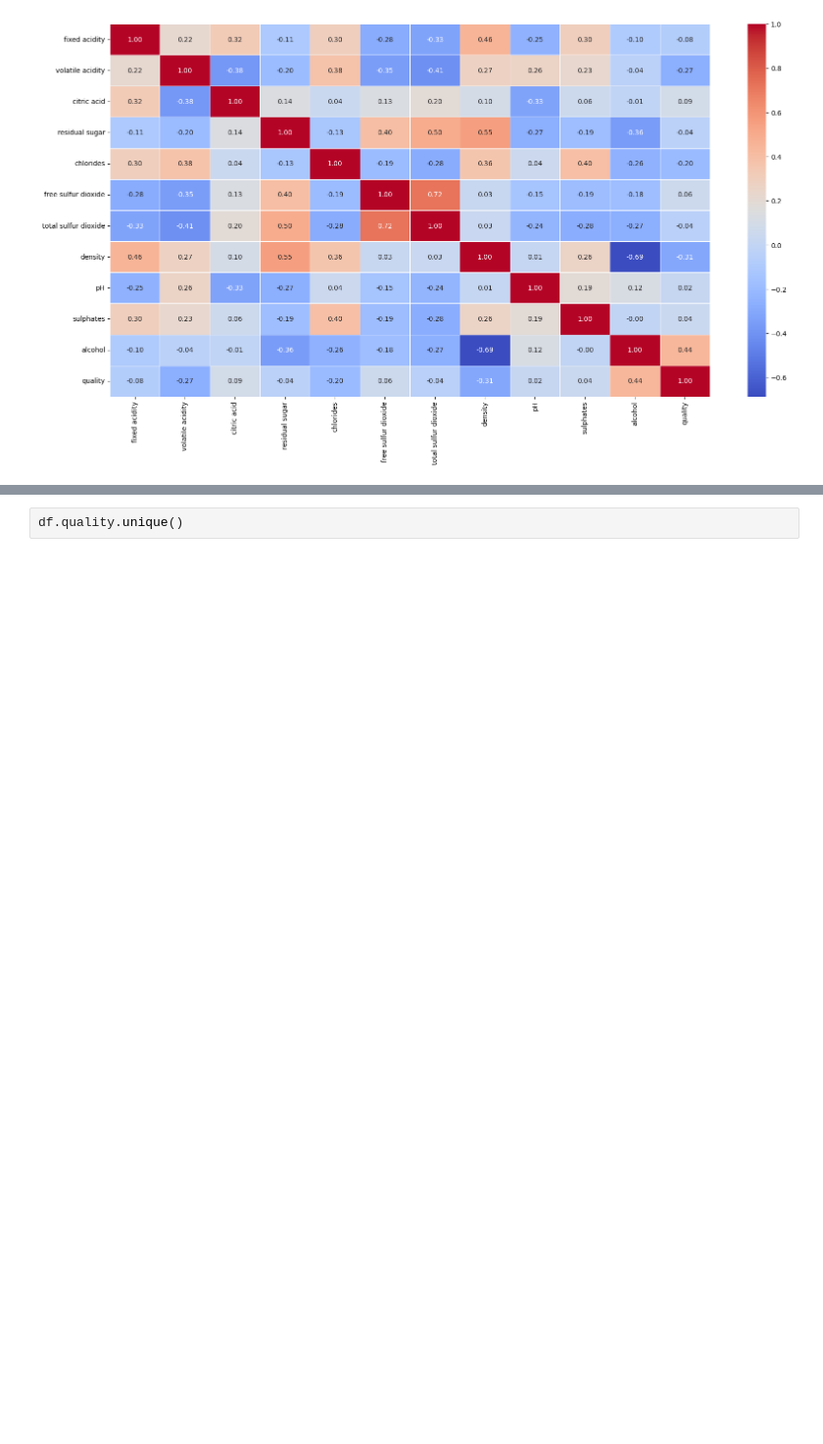
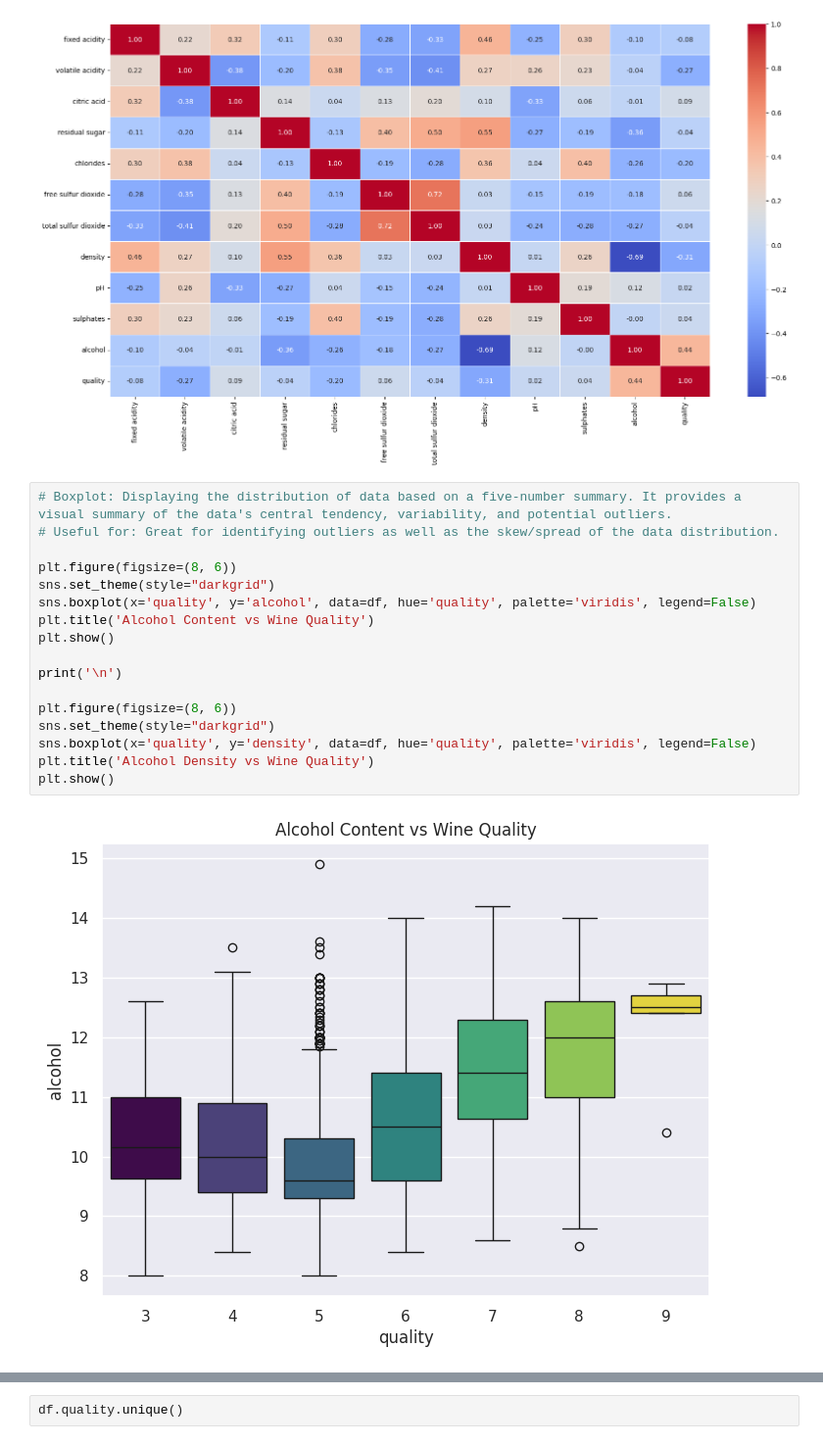
Before and after one commit to CodeRTX/Wine-Quality-Analysis, a Jupyter notebook: Wine_Quality.ipynb, the cells around one changed output, grey strips where cells are left out. Shown at 98% size. Cells and saved outputs as stored; diff of their text form; blank space fills up the shorter version.

```diff
--- a/Wine_Quality.ipynb
+++ b/Wine_Quality.ipynb
@@ -180,3 +180,22 @@ sns.heatmap(corr, annot=True, cmap='coolwarm', fmt=".2f", linewidths=0.5)
 # %% [output]
 <Axes: >
 [figure]
+# %%
+# Boxplot: Displaying the distribution of data based on a five-number summary. It provides a visual summary of the data's central tendency, variability, and potential outliers.
+# Useful for: Great for identifying outliers as well as the skew/spread of the data distribution.
+
+plt.figure(figsize=(8, 6))
+sns.set_theme(style="darkgrid")
+sns.boxplot(x='quality', y='alcohol', data=df, hue='quality', palette='viridis', legend=False)
+plt.title('Alcohol Content vs Wine Quality')
+plt.show()
+
+print('\n')
+
+plt.figure(figsize=(8, 6))
+sns.set_theme(style="darkgrid")
+sns.boxplot(x='quality', y='density', data=df, hue='quality', palette='viridis', legend=False)
+plt.title('Alcohol Density vs Wine Quality')
+plt.show()
+# %% [output]
+[figure, added]
```
Also changed, not shown: parts of 6 cells of this notebook.
